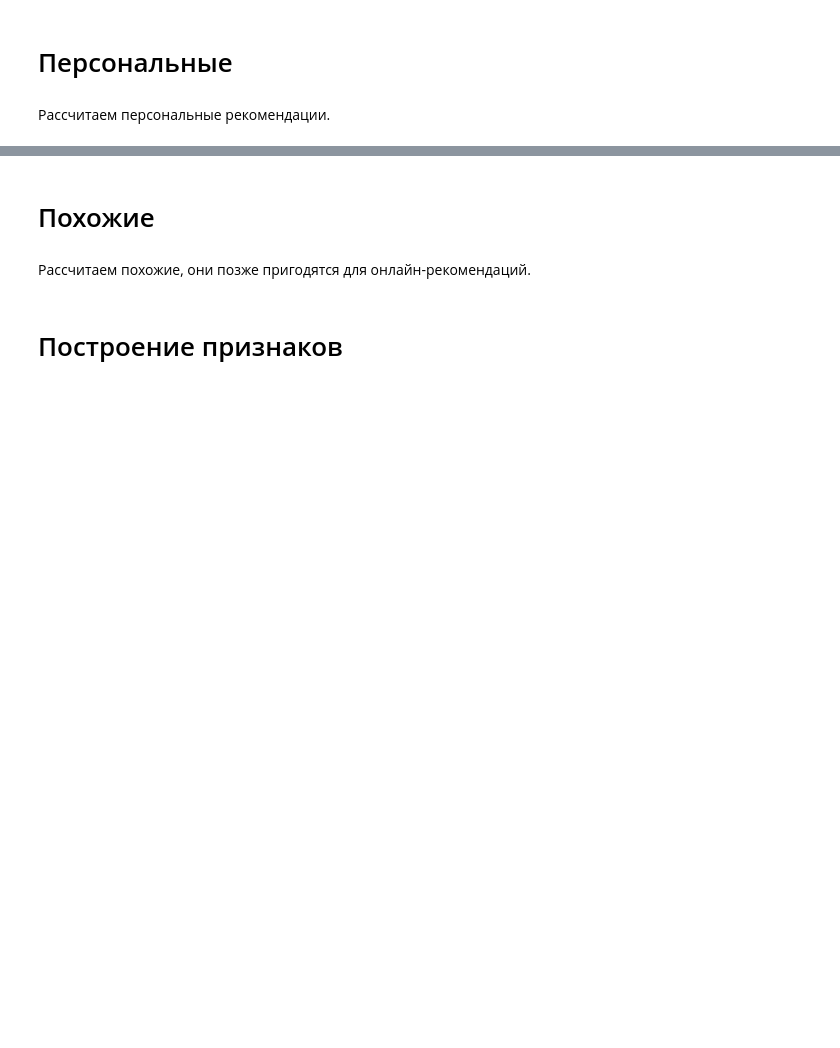
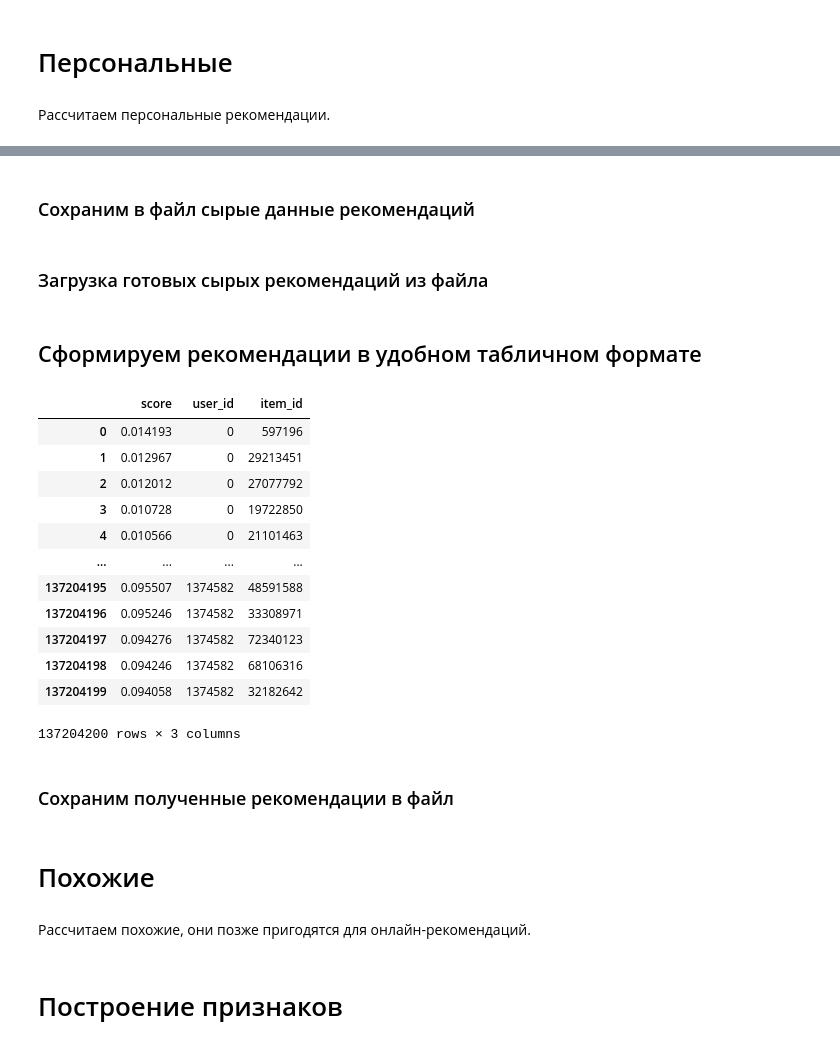
Before and after one commit to khromenko/mle-project-sprint-4-v001, a Jupyter notebook: recommendations.ipynb, the cells around one changed output, grey strips where cells are left out. Cells and saved outputs as stored; diff of their text form; code cells hidden in the pictures; blank space fills up the shorter version.

```diff
--- a/recommendations.ipynb
+++ b/recommendations.ipynb
@@ -952,0 +1059,6 @@ s3://s3-student-mle-20260306-f5465b0629-freetrack/Sprint-4/recsys/data/
+# %%
+import joblib
+
+path = 'data/recsys/'
+user_encoder = joblib.load(path + 'user_encoder.joblib')
+item_encoder = joblib.load(path + 'item_encoder.joblib')
@@ -952,0 +1152,2 @@ s3://s3-student-mle-20260306-f5465b0629-freetrack/Sprint-4/recsys/data/
+# %% [markdown]
+### Сохраним в файл сырые данные рекомендаций
@@ -952,0 +1159,51 @@ s3://s3-student-mle-20260306-f5465b0629-freetrack/Sprint-4/recsys/data/
+# %% [markdown]
+### Загрузка готовых сырых рекомендаций из файла
+# %%
+import numpy as np
+
+path = 'data/recsys/'
+
+loaded_recs = np.load(path + 'als_recommendations_raw.npz')
+item_ids_enc = loaded_recs['item_ids']
+scores_als = loaded_recs['scores']
+# %% [markdown]
+## Сформируем рекомендации в удобном табличном формате
+# %%
+import pandas as pd
+
+# преобразуем полученные рекомендации в табличный формат (~15Gb memory required)
+
+user_ids_encoded = range(len(user_encoder.classes_))
+
+als_recommendations = pd.DataFrame({
+    "user_id_enc": user_ids_encoded,
+    "item_id_enc": item_ids_enc.tolist(),
+    "score": scores_als.tolist()})
+als_recommendations = als_recommendations.explode(["item_id_enc", "score"], ignore_index=True)
+
+# приводим типы данных
+als_recommendations["item_id_enc"] = als_recommendations["item_id_enc"].astype("int")
+als_recommendations["score"] = als_recommendations["score"].astype("float")
+
+# получаем изначальные идентификаторы
+als_recommendations["user_id"] = user_encoder.inverse_transform(als_recommendations["user_id_enc"])
+als_recommendations["item_id"] = item_encoder.inverse_transform(als_recommendations["item_id_enc"])
+als_recommendations = als_recommendations.drop(columns=["user_id_enc", "item_id_enc"])
+
+als_recommendations
+# %% [output]
+|  | score | user_id | item_id |
+| 0 | 0.014193 | 0 | 597196 |
+| 1 | 0.012967 | 0 | 29213451 |
+| 2 | 0.012012 | 0 | 27077792 |
+| 3 | 0.010728 | 0 | 19722850 |
+| 4 | 0.010566 | 0 | 21101463 |
+| ... | ... | ... | ... |
+| 137204195 | 0.095507 | 1374582 | 48591588 |
+| 137204196 | 0.095246 | 1374582 | 33308971 |
+| 137204197 | 0.094276 | 1374582 | 72340123 |
+| 137204198 | 0.094246 | 1374582 | 68106316 |
+| 137204199 | 0.094058 | 1374582 | 32182642 |
+137204200 rows × 3 columns
+# %% [markdown]
+### Сохраним полученные рекомендации в файл
```
Also changed, not shown: parts of 32 cells of this notebook.
